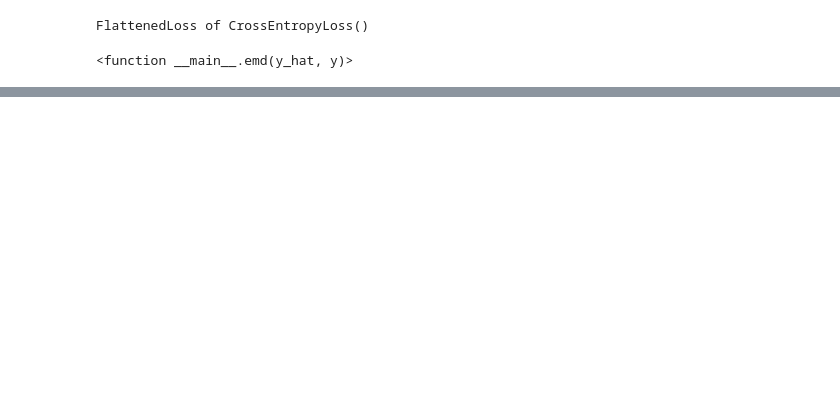
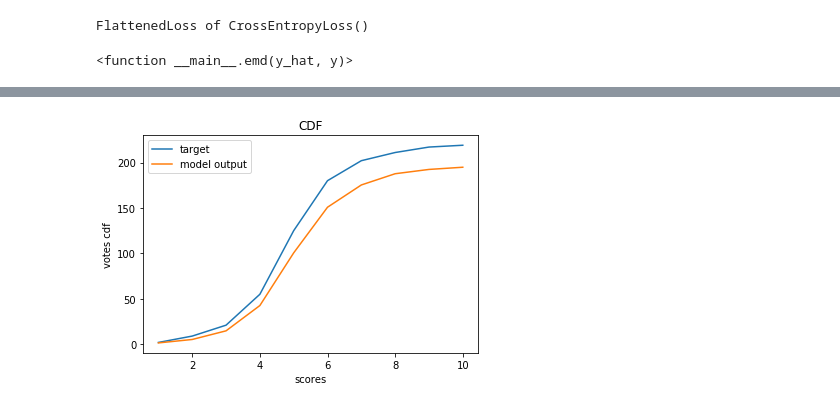
Before and after one commit to vishal-kvn/nima, a Jupyter notebook: nima.ipynb, the cells around one changed output, grey strips where cells are left out. Saved outputs shown, nothing was run; the diff lists cells and outputs as text; code cells hidden in the pictures; blank space fills up the shorter version.

```diff
--- a/nima.ipynb
+++ b/nima.ipynb
@@ -227,0 +235,10 @@ learner.fit_one_cycle(1,1e-3)
+# %%
+scores = np.arange(1,11)
+plt.plot(scores, torch.cumsum(y[0], dim=-1), label='target');
+plt.plot(scores, torch.cumsum(pred[0], dim=-1), label='model output');
+plt.title("CDF")
+plt.xlabel("scores")
+plt.ylabel("votes cdf");
+plt.legend();
+# %% [output]
+[figure, added]
```
Also changed, not shown: parts of 45 cells of this notebook, 1 other file.
